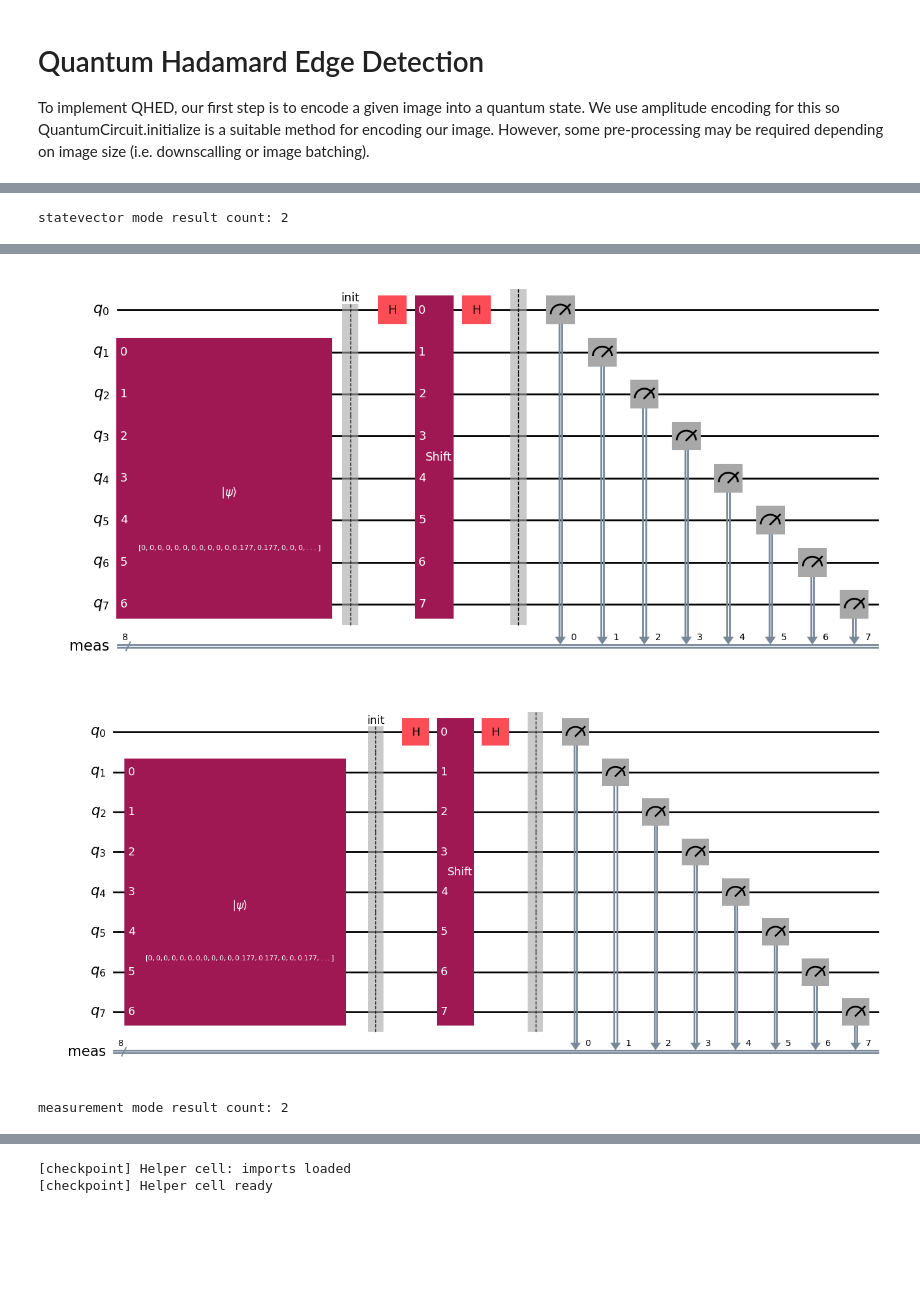
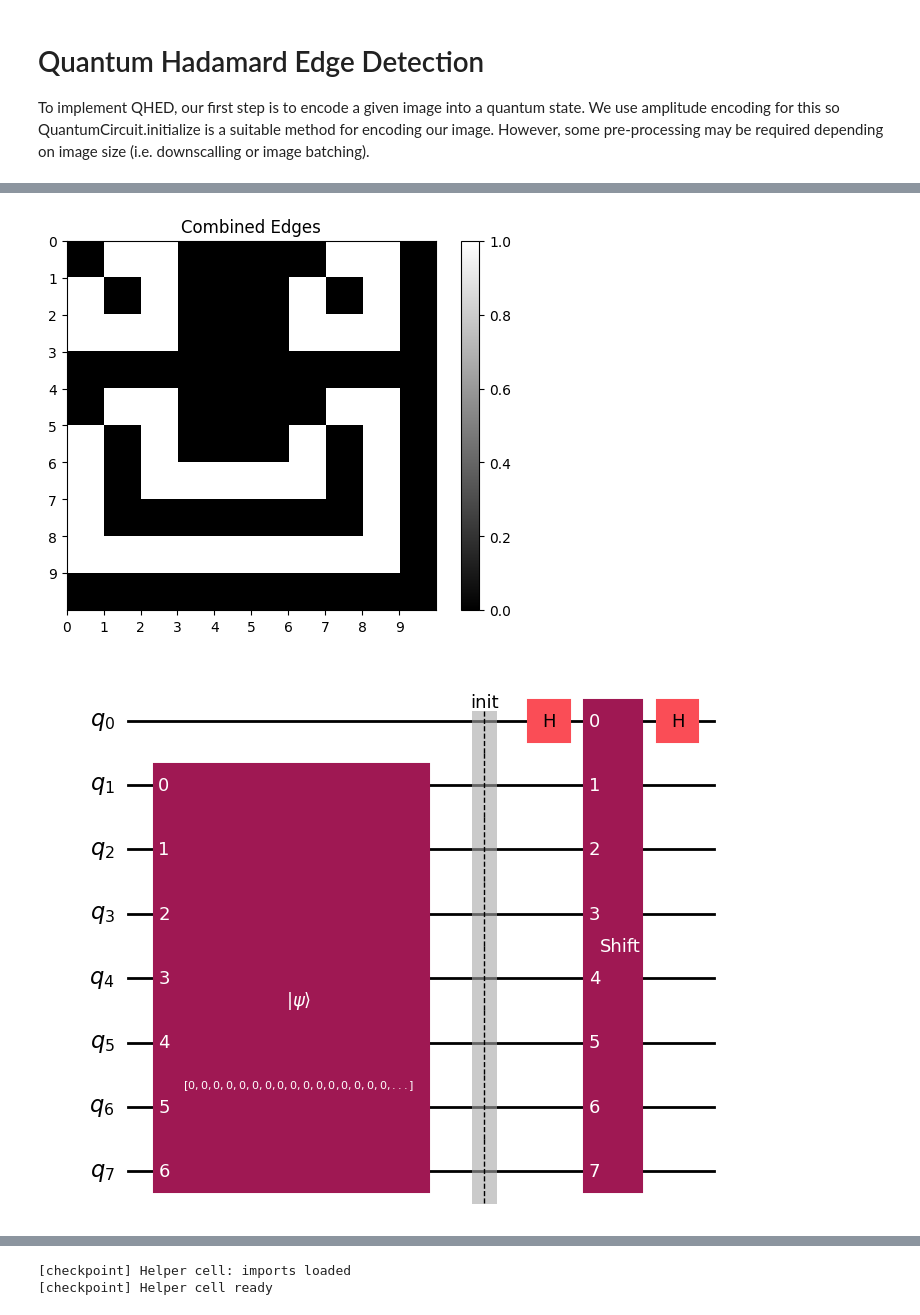
Before and after one commit to jjdcorke/Quantum-Edge-Detection---QIC890, a Jupyter notebook: QHED.ipynb, the cells around one changed output, grey strips where cells are left out. Cells and saved outputs as stored; diff of their text form; code cells hidden in the pictures; blank space fills up the shorter version.

Commit message:
cleaned up code up to 64x64 einstein image

```diff
--- a/QHED.ipynb
+++ b/QHED.ipynb
@@ -58,15 +37,10 @@ plot_image(norm_img3, 'Normalized Image 3')
 # %%
-# TESTING
-qhed1 = QHED(img2, measure=False, display=True)
-print('statevector mode result count:', len(qhed1.results))
+# test with measurement
+qhed1 = QHED(img1, measure=True, display=True)
+qhed1.plot_raw_results()
 qhed1.plot_results()
 
-# test with measurement
-qhed2 = QHED(img2, measure=True, display=True, shots=1024)
-print('measurement mode result count:', len(qhed2.results))
+qhed2 = QHED(img2, measure=False, display=True)
+qhed2.plot_raw_results()
 qhed2.plot_results()
-
-qhed3 = QHED(img3, measure=False, display=False)
-qhed3.plot_results()
-qhed3.plot_raw_results()
 # %% [output]
@@ -75 +48,0 @@ qhed3.plot_raw_results()
-statevector mode result count: 2
@@ -77,3 +50,2 @@ statevector mode result count: 2
-[figure, old version]
+[figure, new version]
-[figure, old version]
+[figure, new version]
-measurement mode result count: 2
```
Also changed, not shown: parts of 6 cells of this notebook.
